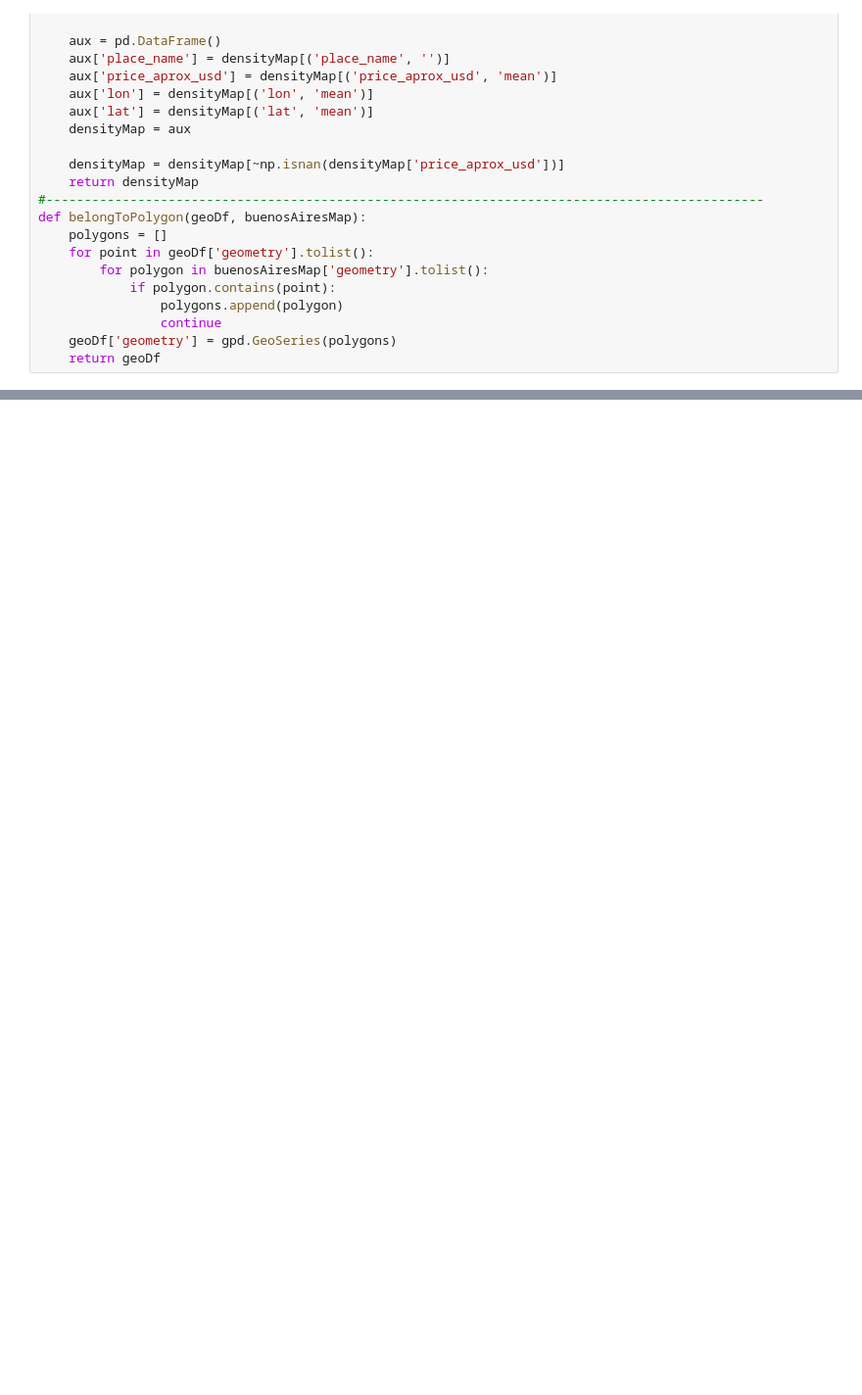
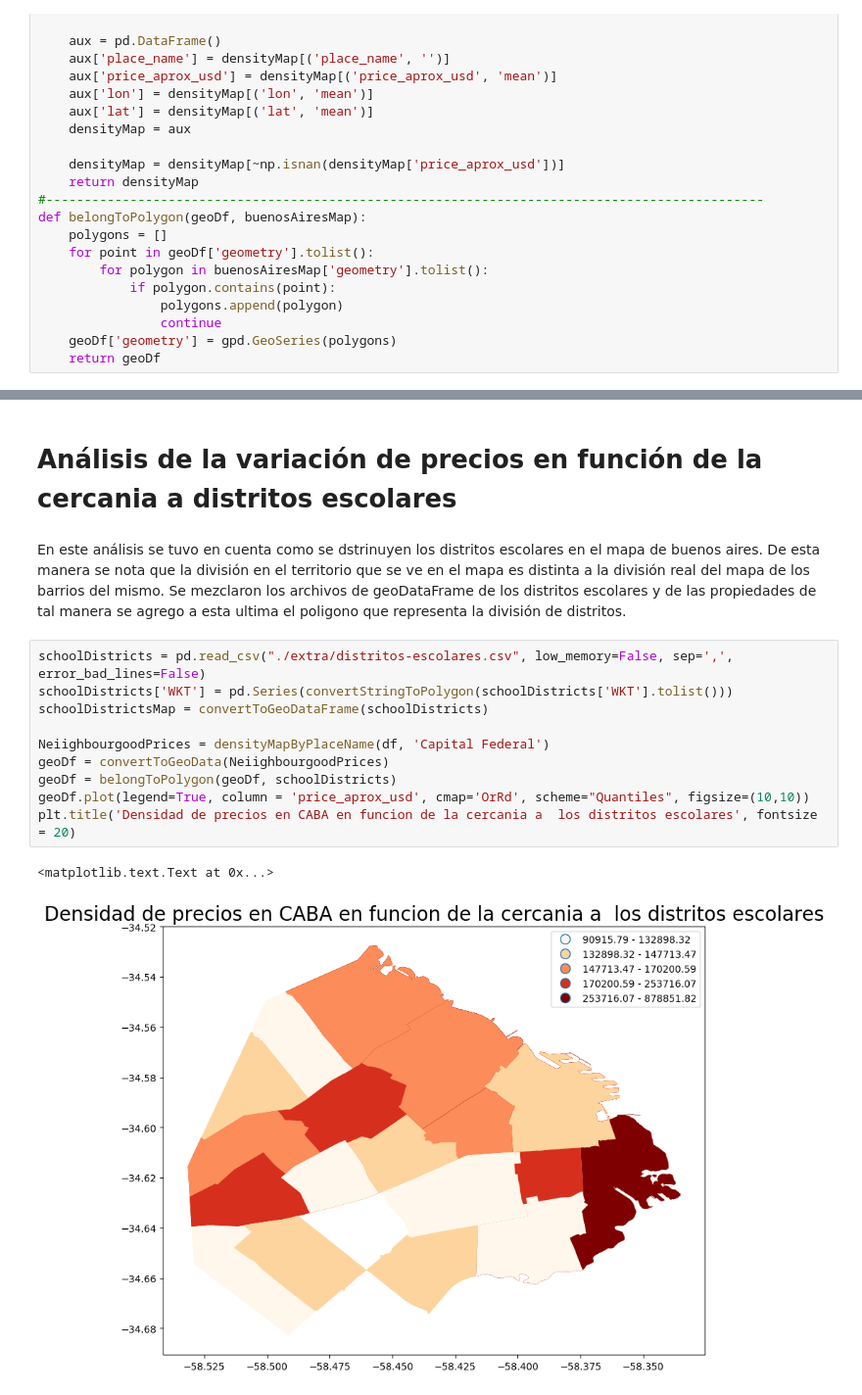
Before and after one commit to Monty1991/TPDATOS_7506_2017_2_ARGERICH, a Jupyter notebook: TP.ipynb, the cells around one changed output, grey strips where cells are left out. Shown at 98% size. Drawn from its saved outputs; the diff is of its cells as text; blank space fills up the shorter version.

```diff
--- a/TP.ipynb
+++ b/TP.ipynb
@@ -460,3 +460,20 @@ plt.title('Variacion del precio en Ciudad de Buenos Aires', fontsize = 20)
 # %% [output]
 <matplotlib.text.Text at 0x...>
 [figure]
+# %% [markdown]
+# Análisis de la variación de precios en función de la cercania a distritos escolares
+# %% [markdown]
+En este análisis se tuvo en cuenta como se dstrinuyen los distritos escolares en el mapa de buenos aires. De esta manera se nota  que la división en el territorio que se ve en el mapa es distinta a la división real del mapa de los barrios del mismo. Se mezclaron los archivos de geoDataFrame de los distritos escolares y de las propiedades de tal manera se agrego a esta ultima el poligono que representa la división de distritos.
+# %%
+schoolDistricts = pd.read_csv("./extra/distritos-escolares.csv", low_memory=False, sep=',', error_bad_lines=False)
+schoolDistricts['WKT'] = pd.Series(convertStringToPolygon(schoolDistricts['WKT'].tolist()))
+schoolDistrictsMap = convertToGeoDataFrame(schoolDistricts)
+
+NeiighbourgoodPrices = densityMapByPlaceName(df, 'Capital Federal')
+geoDf = convertToGeoData(NeiighbourgoodPrices)
+geoDf = belongToPolygon(geoDf, schoolDistricts)
+geoDf.plot(legend=True, column = 'price_aprox_usd', cmap='OrRd', scheme="Quantiles", figsize=(10,10))
+plt.title('Densidad de precios en CABA en funcion de la cercania a  los distritos escolares', fontsize = 20)
+# %% [output]
+<matplotlib.text.Text at 0x...>
+[figure, added]
```
Also changed, not shown: parts of 2 cells of this notebook.
